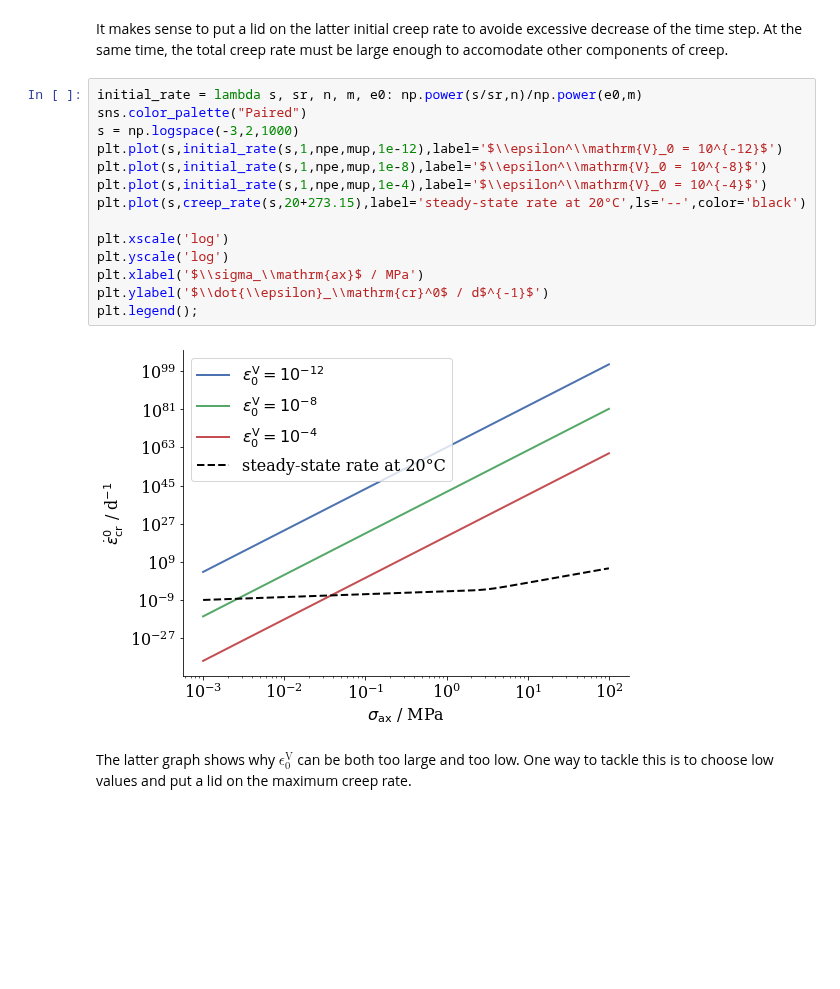
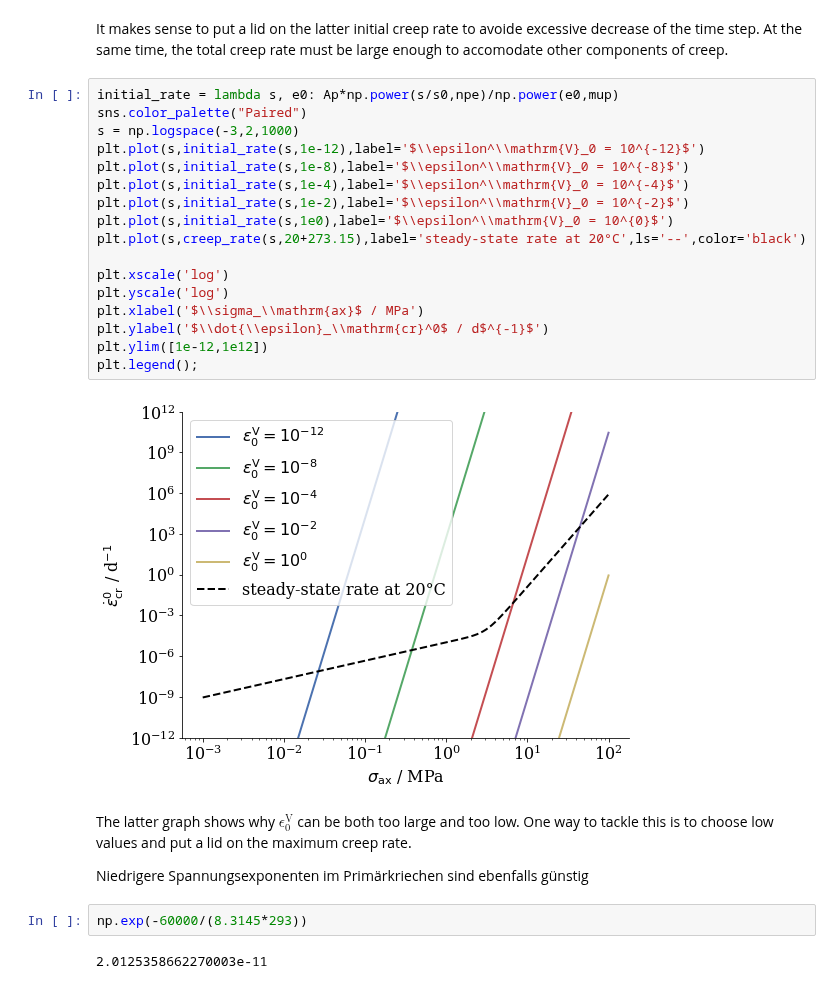
Before and after one commit to nagelt/MechanicsTrainingCourse2020, a Jupyter notebook: MFront/GS.ipynb, the cells around one changed output. Saved outputs shown, nothing was run; the diff lists cells and outputs as text; blank space fills up the shorter version.

```diff
--- a/MFront/GS.ipynb
+++ b/MFront/GS.ipynb
@@ -503,20 +503,29 @@ plt.legend();
 # %% [markdown]
 It makes sense to put a lid on the latter initial creep rate to avoide excessive decrease of the time step. At the same time, the total creep rate must be large enough to accomodate other components of creep.
 # %%
-initial_rate = lambda s, sr, n, m, e0: np.power(s/sr,n)/np.power(e0,m)
+initial_rate = lambda s, e0: Ap*np.power(s/s0,npe)/np.power(e0,mup)
 sns.color_palette("Paired")
 s = np.logspace(-3,2,1000)
-plt.plot(s,initial_rate(s,1,npe,mup,1e-12),label='$\\epsilon^\\mathrm{V}_0 = 10^{-12}$')
-plt.plot(s,initial_rate(s,1,npe,mup,1e-8),label='$\\epsilon^\\mathrm{V}_0 = 10^{-8}$')
-plt.plot(s,initial_rate(s,1,npe,mup,1e-4),label='$\\epsilon^\\mathrm{V}_0 = 10^{-4}$')
+plt.plot(s,initial_rate(s,1e-12),label='$\\epsilon^\\mathrm{V}_0 = 10^{-12}$')
+plt.plot(s,initial_rate(s,1e-8),label='$\\epsilon^\\mathrm{V}_0 = 10^{-8}$')
+plt.plot(s,initial_rate(s,1e-4),label='$\\epsilon^\\mathrm{V}_0 = 10^{-4}$')
+plt.plot(s,initial_rate(s,1e-2),label='$\\epsilon^\\mathrm{V}_0 = 10^{-2}$')
+plt.plot(s,initial_rate(s,1e0),label='$\\epsilon^\\mathrm{V}_0 = 10^{0}$')
 plt.plot(s,creep_rate(s,20+273.15),label='steady-state rate at 20°C',ls='--',color='black')
 
 plt.xscale('log')
 plt.yscale('log')
 plt.xlabel('$\\sigma_\\mathrm{ax}$ / MPa')
 plt.ylabel('$\\dot{\\epsilon}_\\mathrm{cr}^0$ / d$^{-1}$')
+plt.ylim([1e-12,1e12])
 plt.legend();
 # %% [output]
-[figure, old version]
+[figure, new version]
 # %% [markdown]
 The latter graph shows why $\epsilon_0^\mathrm{V}$ can be both too large and too low. One way to tackle this is to choose low values and put a lid on the maximum creep rate.
+
+Niedrigere Spannungsexponenten im Primärkriechen sind ebenfalls günstig
+# %%
+np.exp(-60000/(8.3145*293))
+# %% [output]
+2.0125358662270003e-11
```
Also changed, not shown: 3 other files.
